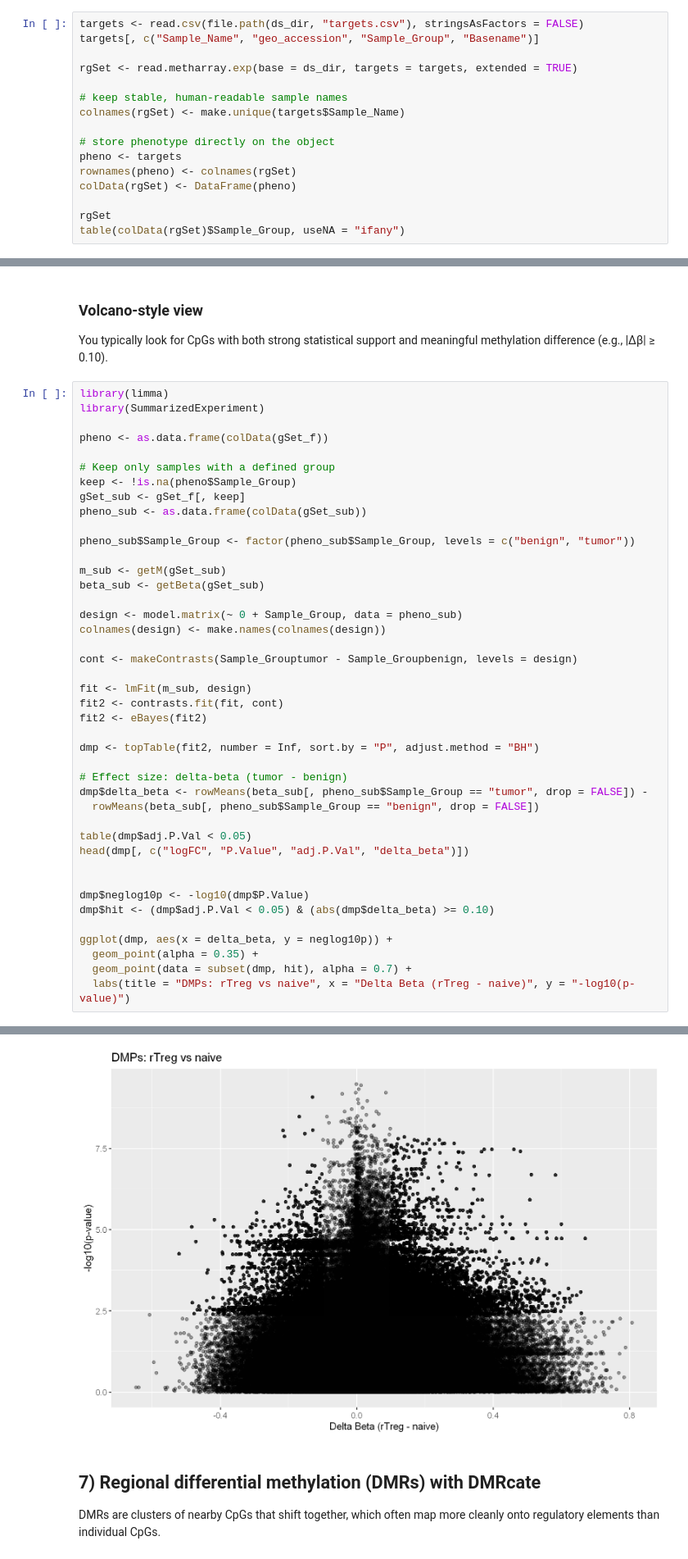
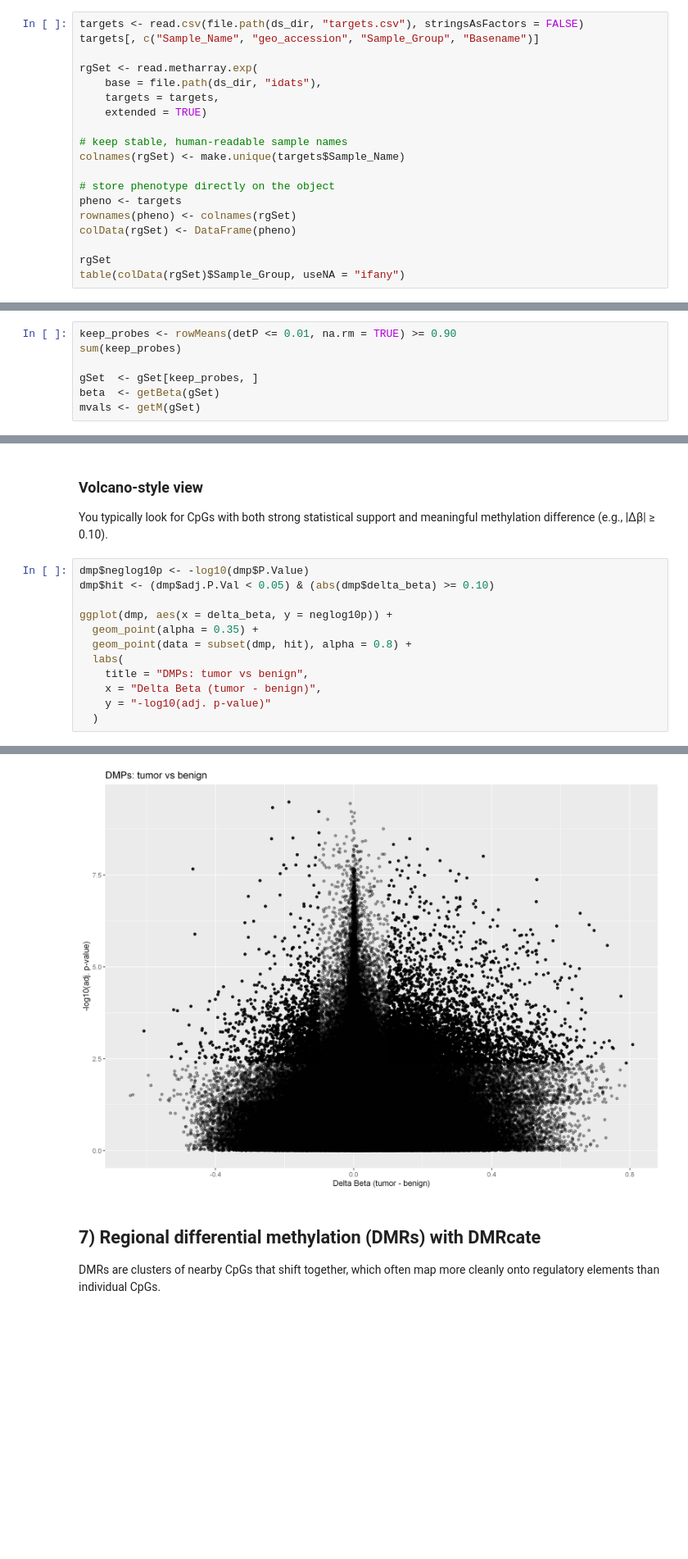
Before and after one commit to meshik/bioinformatics-code-hub, a Jupyter notebook: epigenomics/dna_methylation/r.ipynb, the cells around one changed output, grey strips where cells are left out. Shown at 82% size. Saved outputs shown, nothing was run; the diff lists cells and outputs as text; blank space fills up the shorter version.

```diff
--- a/epigenomics/dna_methylation/r.ipynb
+++ b/epigenomics/dna_methylation/r.ipynb
@@ -41,7 +32,10 @@ We load the IDATs into an RGChannelSet, then attach the targets table as phenoty
 targets <- read.csv(file.path(ds_dir, "targets.csv"), stringsAsFactors = FALSE)
 targets[, c("Sample_Name", "geo_accession", "Sample_Group", "Basename")]
 
-rgSet <- read.metharray.exp(base = ds_dir, targets = targets, extended = TRUE)
+rgSet <- read.metharray.exp(
+    base = file.path(ds_dir, "idats"),
+    targets = targets,
+    extended = TRUE)
 
 # keep stable, human-readable sample names
 colnames(rgSet) <- make.unique(targets$Sample_Name)
@@ -211,0 +135,7 @@ mvals_f <- getM(gSet_f)
+# %%
+keep_probes <- rowMeans(detP <= 0.01, na.rm = TRUE) >= 0.90
+sum(keep_probes)
+
+gSet  <- gSet[keep_probes, ]
+beta  <- getBeta(gSet)
+mvals <- getM(gSet)
@@ -267,45 +183,15 @@ A data.frame: 6 × 4
 
 You typically look for CpGs with both strong statistical support and meaningful methylation difference (e.g., |Δβ| ≥ 0.10).
 # %%
-library(limma)
-library(SummarizedExperiment)
-
-pheno <- as.data.frame(colData(gSet_f))
-
-# Keep only samples with a defined group
-keep <- !is.na(pheno$Sample_Group)
-gSet_sub <- gSet_f[, keep]
-pheno_sub <- as.data.frame(colData(gSet_sub))
-
-pheno_sub$Sample_Group <- factor(pheno_sub$Sample_Group, levels = c("benign", "tumor"))
-
-m_sub <- getM(gSet_sub)
-beta_sub <- getBeta(gSet_sub)
-
-design <- model.matrix(~ 0 + Sample_Group, data = pheno_sub)
-colnames(design) <- make.names(colnames(design))
-
-cont <- makeContrasts(Sample_Grouptumor - Sample_Groupbenign, levels = design)
-
-fit <- lmFit(m_sub, design)
-fit2 <- contrasts.fit(fit, cont)
-fit2 <- eBayes(fit2)
-
-dmp <- topTable(fit2, number = Inf, sort.by = "P", adjust.method = "BH")
-
-# Effect size: delta-beta (tumor - benign)
-dmp$delta_beta <- rowMeans(beta_sub[, pheno_sub$Sample_Group == "tumor", drop = FALSE]) -
-  rowMeans(beta_sub[, pheno_sub$Sample_Group == "benign", drop = FALSE])
-
-table(dmp$adj.P.Val < 0.05)
-head(dmp[, c("logFC", "P.Value", "adj.P.Val", "delta_beta")])
-
-
 dmp$neglog10p <- -log10(dmp$P.Value)
 dmp$hit <- (dmp$adj.P.Val < 0.05) & (abs(dmp$delta_beta) >= 0.10)
 
 ggplot(dmp, aes(x = delta_beta, y = neglog10p)) +
   geom_point(alpha = 0.35) +
-  geom_point(data = subset(dmp, hit), alpha = 0.7) +
-  labs(title = "DMPs: rTreg vs naive", x = "Delta Beta (rTreg - naive)", y = "-log10(p-value)")
+  geom_point(data = subset(dmp, hit), alpha = 0.8) +
+  labs(
+    title = "DMPs: tumor vs benign",
+    x = "Delta Beta (tumor - benign)",
+    y = "-log10(adj. p-value)"
+  )
 # %% [output]
@@ -323,4 +198,4 @@ A data.frame: 6 × 4
-[figure, old version]
+[figure, new version]
 # %% [markdown]
 ## 7) Regional differential methylation (DMRs) with DMRcate
 
```
Also changed, not shown: parts of 19 cells of this notebook.
